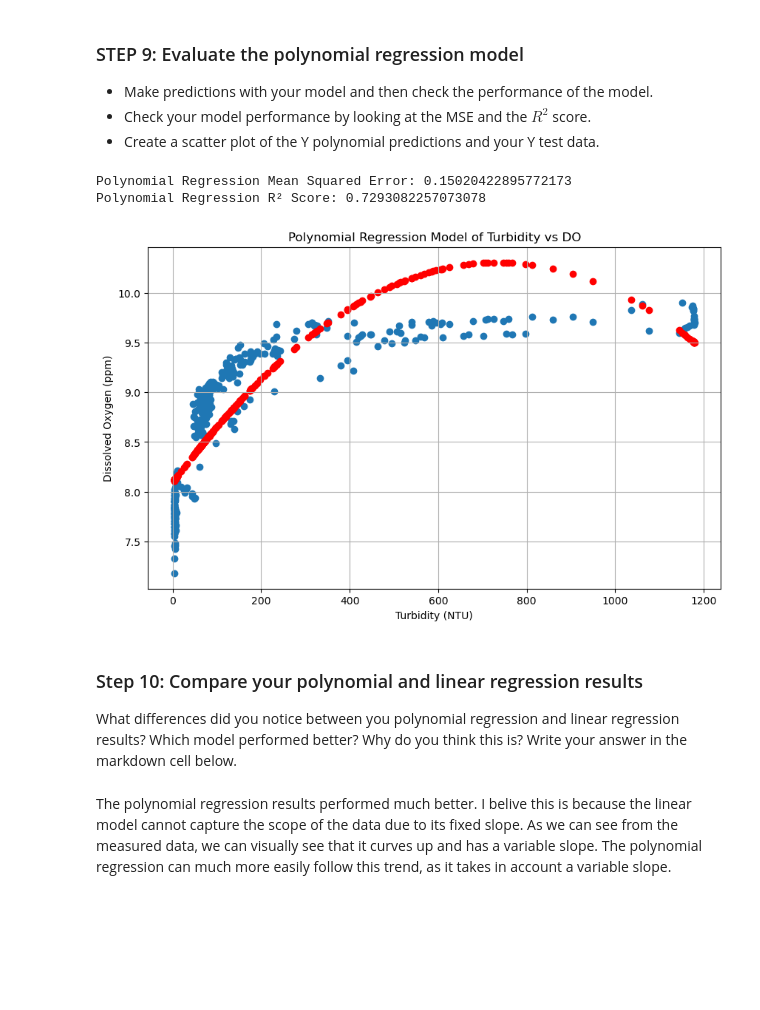
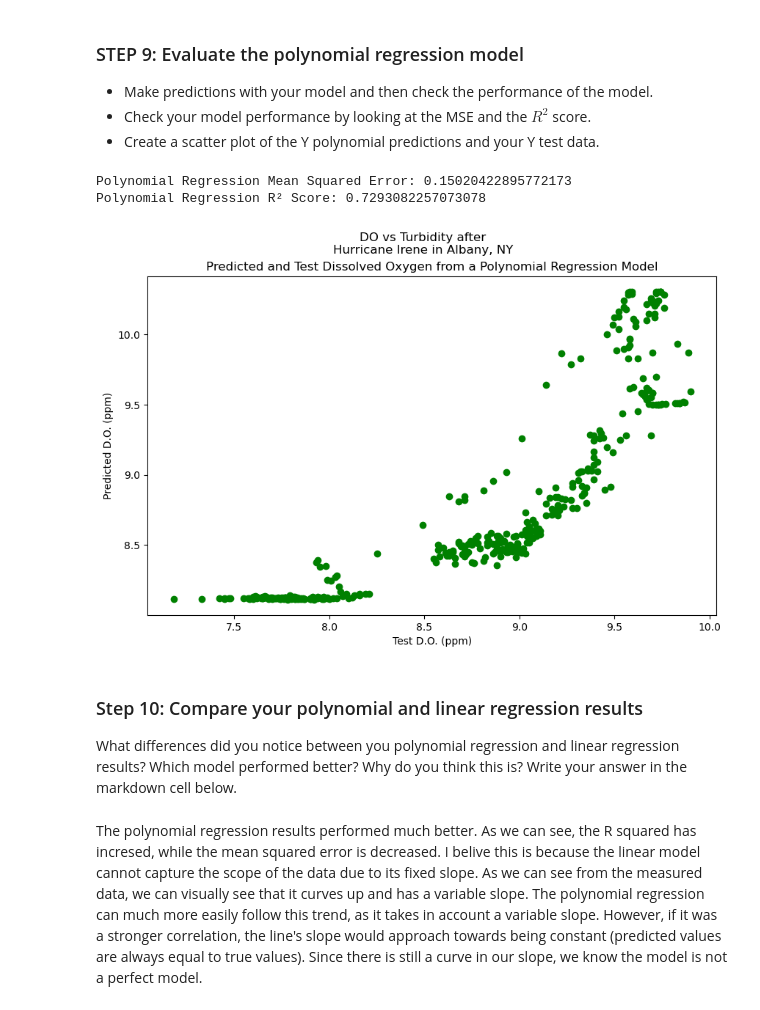
Before and after one commit to imsibaja/eds232-labs, a Jupyter notebook: Week1/Lab1-hurricane.ipynb, the cells around one changed output. Saved outputs shown, nothing was run; the diff lists cells and outputs as text; code cells hidden in the pictures; blank space fills up the shorter version.

```diff
--- a/Week1/Lab1-hurricane.ipynb
+++ b/Week1/Lab1-hurricane.ipynb
@@ -238,31 +256,31 @@ poly_model = model.fit(X_poly_train, Y_train)
 # %%
 # Make predictions using the polynomial model
 Y_poly_pred = model.predict(X_poly_test)
 
 # Calculate evaluation metrics using scikit-learn's mean_squared_error and r2_score
 poly_mse = mean_squared_error(Y_test, Y_poly_pred)
 poly_r2 =  r2_score(Y_test, Y_poly_pred)
 
 print(f"Polynomial Regression Mean Squared Error: {poly_mse}")
 print(f"Polynomial Regression R² Score: {poly_r2}")
 
 # Plot predictions vs actual
 plt.figure(figsize=(10, 6))  # Setting the figure size for better visibility
-plt.scatter(X_test, Y_test)
-plt.scatter(X_test, Y_poly_pred,  color='red', label='Regression Line')
+plt.scatter(Y_test, Y_poly_pred,  color='green')
 
-plt.title('Polynomial Regression Model of Turbidity vs DO')
-plt.ylabel('Dissolved Oxygen (ppm)')
-plt.xlabel('Turbidity (NTU)')
-plt.grid(True)
+# Add labels
+plt.suptitle("DO vs Turbidity after\nHurricane Irene in Albany, NY")
+plt.title('Predicted and Test Dissolved Oxygen from a Polynomial Regression Model')
+plt.ylabel('Predicted D.O. (ppm)')
+plt.xlabel('Test D.O. (ppm)')
 plt.show()
 # %% [output]
 Polynomial Regression Mean Squared Error: 0.15020422895772173
 Polynomial Regression R² Score: 0.7293082257073078
-[figure, old version]
+[figure, new version]
 # %% [markdown]
 ### Step 10: Compare your polynomial and linear regression results
 
 What differences did you notice between you polynomial regression and linear regression results? Which model performed better? Why do you think this is? Write your answer in the markdown cell below.
 # %% [markdown]
-The polynomial regression results performed much better. I belive this is because the linear model cannot capture the scope of the data due to its fixed slope. As we can see from the measured data, we can visually see that it curves up and has a variable slope. The polynomial regression can much more easily follow this trend, as it takes in account a variable slope.
+The polynomial regression results performed much better. As we can see, the R squared has incresed, while the mean squared error is decreased. I belive this is because the linear model cannot capture the scope of the data due to its fixed slope. As we can see from the measured data, we can visually see that it curves up and has a variable slope. The polynomial regression can much more easily follow this trend, as it takes in account a variable slope. However, if it was a stronger correlation, the line's slope would approach towards being constant (predicted values are always equal to true values). Since there is still a curve in our slope, we know the model is not a perfect model.
```
Also changed, not shown: parts of 11 cells of this notebook.
